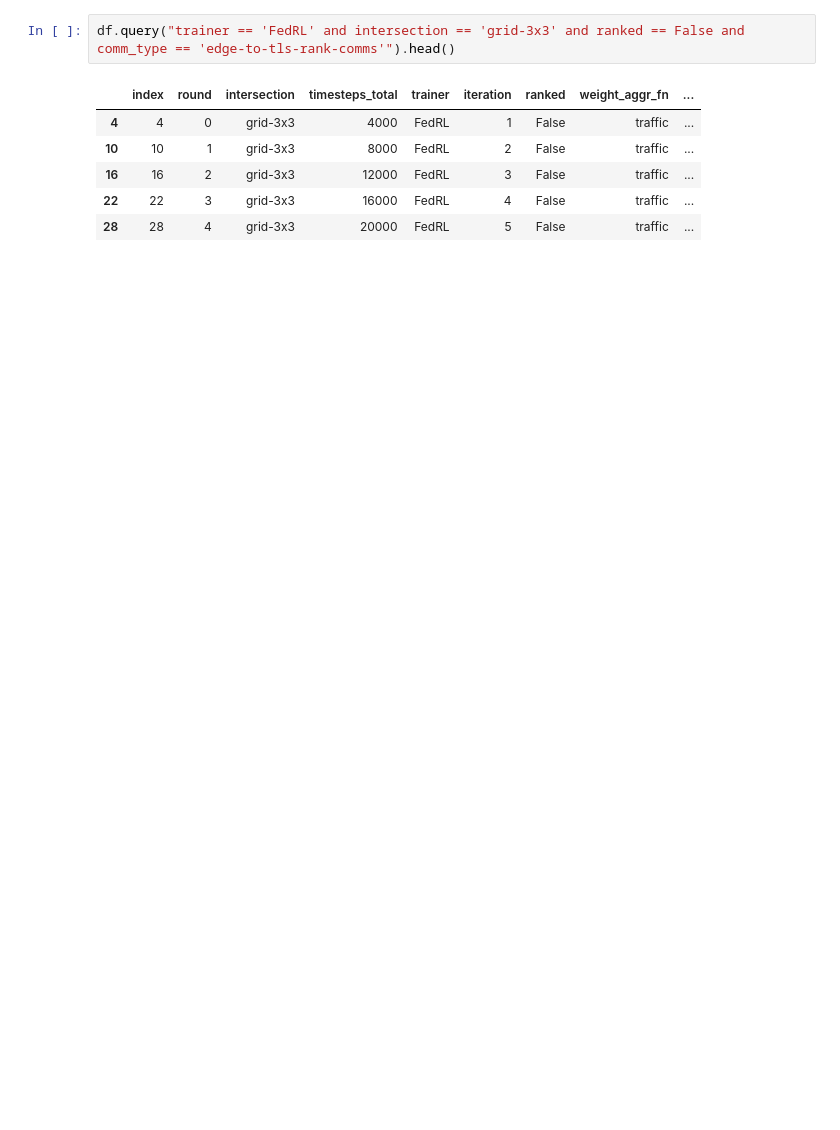
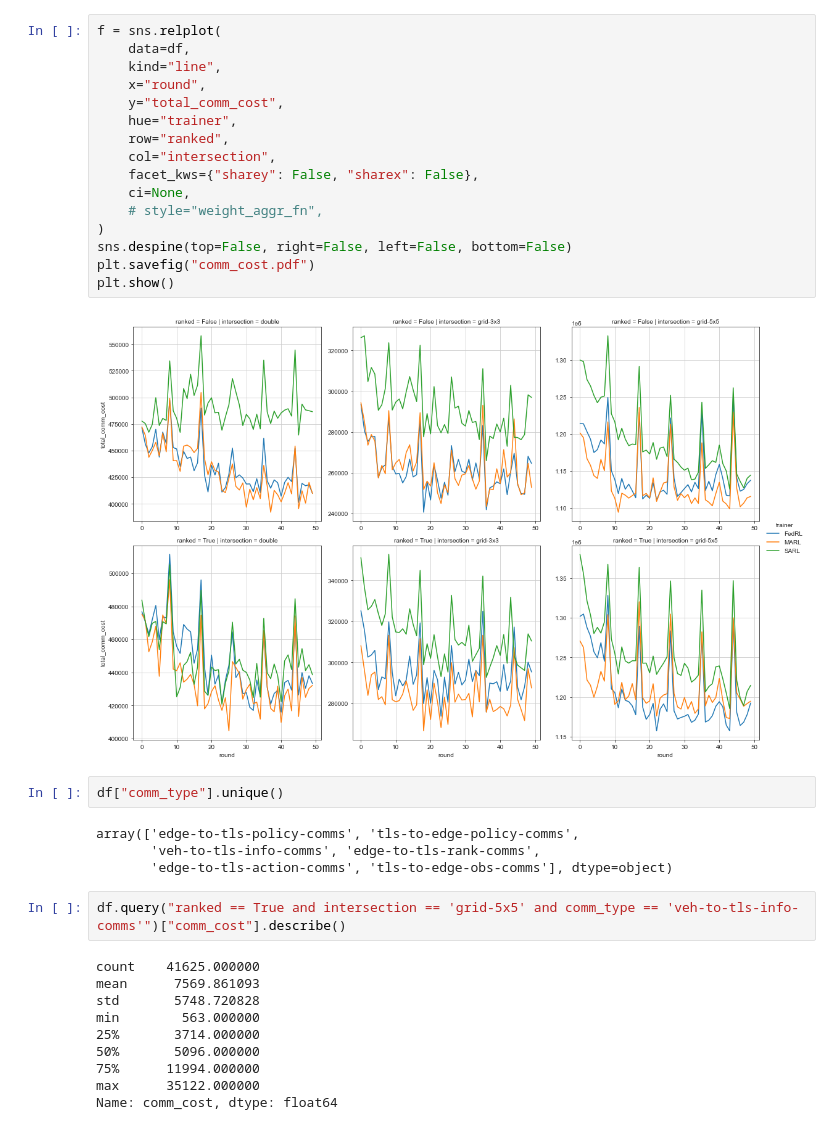
Before and after one commit to nathaniel-hudson/SUMO-FedRL, a Jupyter notebook: notebooks/Communication Analysis.ipynb, the cells around one changed output. Cells and saved outputs as stored; diff of their text form; blank space fills up the shorter version.

```diff
--- a/notebooks/Communication Analysis.ipynb
+++ b/notebooks/Communication Analysis.ipynb
@@ -51,9 +184,36 @@ SyntaxError: unexpected EOF while parsing (<unknown>, line 1)
+# %%
+f = sns.relplot(
+    data=df,
+    kind="line",
+    x="round",
+    y="total_comm_cost",
+    hue="trainer",
+    row="ranked",
+    col="intersection",
+    facet_kws={"sharey": False, "sharex": False},
+    ci=None,
+    # style="weight_aggr_fn",
+)
+sns.despine(top=False, right=False, left=False, bottom=False)
+plt.savefig("comm_cost.pdf")
+plt.show()
+# %% [output]
+[figure, added]
+# %%
+df["comm_type"].unique()
+# %% [output]
+array(['edge-to-tls-policy-comms', 'tls-to-edge-policy-comms',
+       'veh-to-tls-info-comms', 'edge-to-tls-rank-comms',
+       'edge-to-tls-action-comms', 'tls-to-edge-obs-comms'], dtype=object)
 # %%
-df.query("trainer == 'FedRL' and intersection == 'grid-3x3' and ranked == False and comm_type == 'edge-to-tls-rank-comms'").head()
+df.query("ranked == True and intersection == 'grid-5x5' and comm_type == 'veh-to-tls-info-comms'")["comm_cost"].describe()
 # %% [output]
-|  | index | round | intersection | timesteps_total | trainer | iteration | ranked | weight_aggr_fn | ... |
-| 4 | 4 | 0 | grid-3x3 | 4000 | FedRL | 1 | False | traffic | ... |
-| 10 | 10 | 1 | grid-3x3 | 8000 | FedRL | 2 | False | traffic | ... |
-| 16 | 16 | 2 | grid-3x3 | 12000 | FedRL | 3 | False | traffic | ... |
-| 22 | 22 | 3 | grid-3x3 | 16000 | FedRL | 4 | False | traffic | ... |
-| 28 | 28 | 4 | grid-3x3 | 20000 | FedRL | 5 | False | traffic | ... |
+count    41625.000000
+mean      7569.861093
+std       5748.720828
+min        563.000000
+25%       3714.000000
+50%       5096.000000
+75%      11994.000000
+max      35122.000000
+Name: comm_cost, dtype: float64
```
Also changed, not shown: parts of 20 cells of this notebook, 8 other files.
